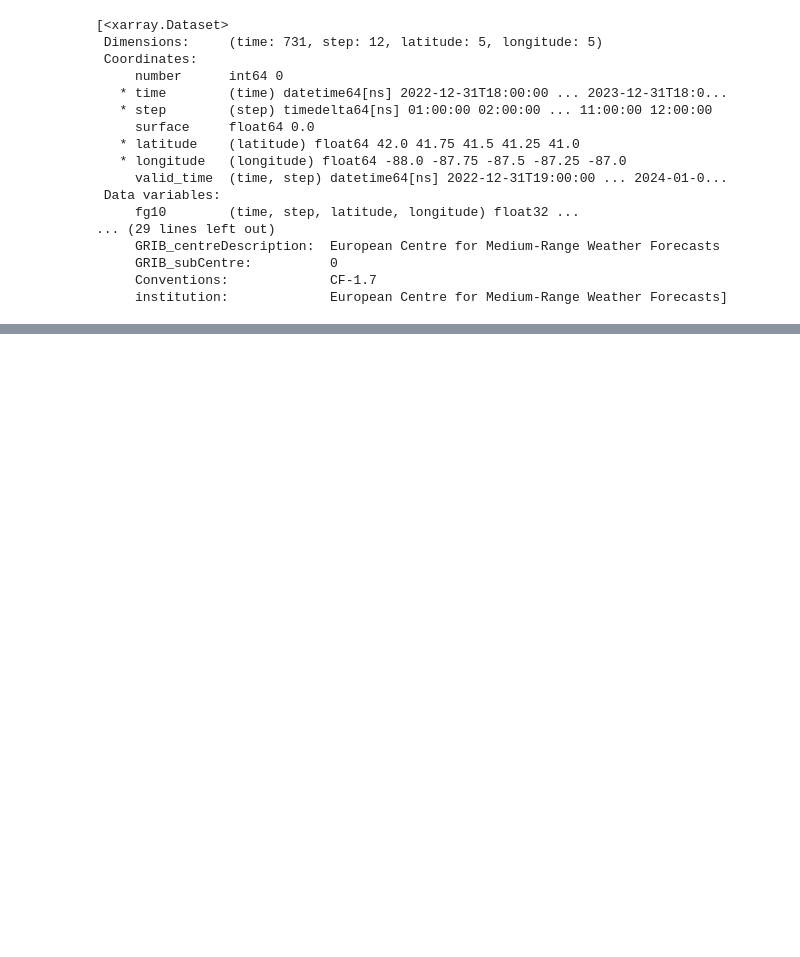
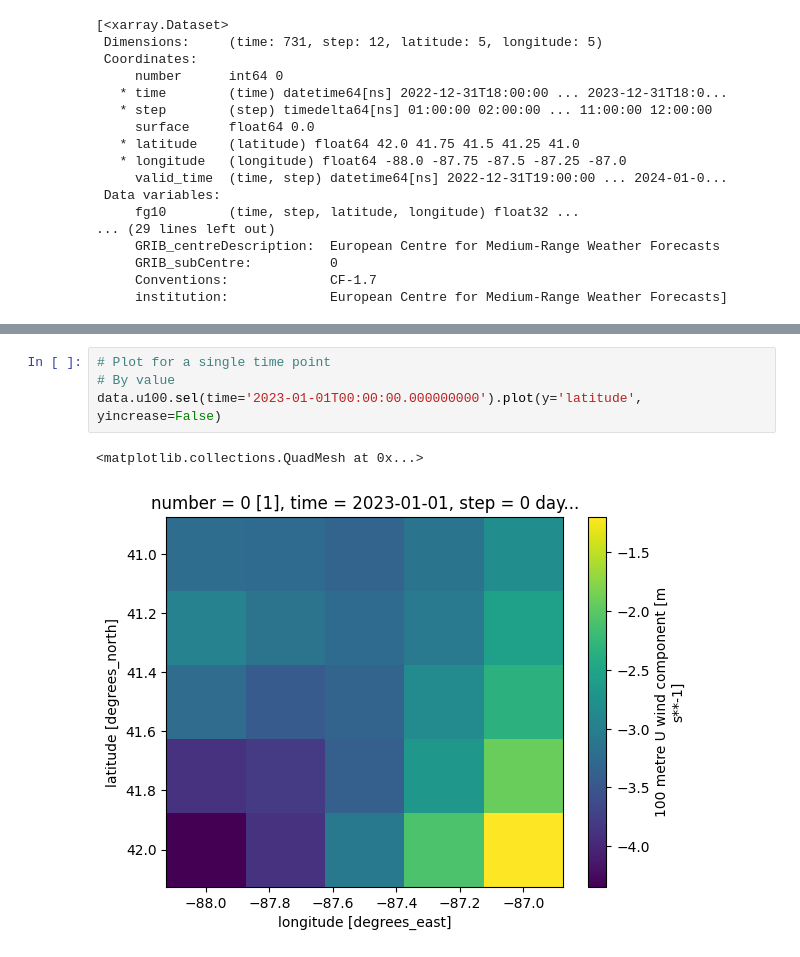
Before and after one commit to Qianru69/Wind-Prediction, a Jupyter notebook: Wind-Prediction.ipynb, the cells around one changed output, grey strips where cells are left out. Drawn from its saved outputs; the diff is of its cells as text; blank space fills up the shorter version.

```diff
--- a/Wind-Prediction.ipynb
+++ b/Wind-Prediction.ipynb
@@ -214,0 +251,7 @@ Data variables:
+# %%
+# Plot for a single time point
+# By value
+data.u100.sel(time='2023-01-01T00:00:00.000000000').plot(y='latitude', yincrease=False)
+# %% [output]
+<matplotlib.collections.QuadMesh at 0x...>
+[figure, added]
```
Also changed, not shown: parts of 17 cells of this notebook.
